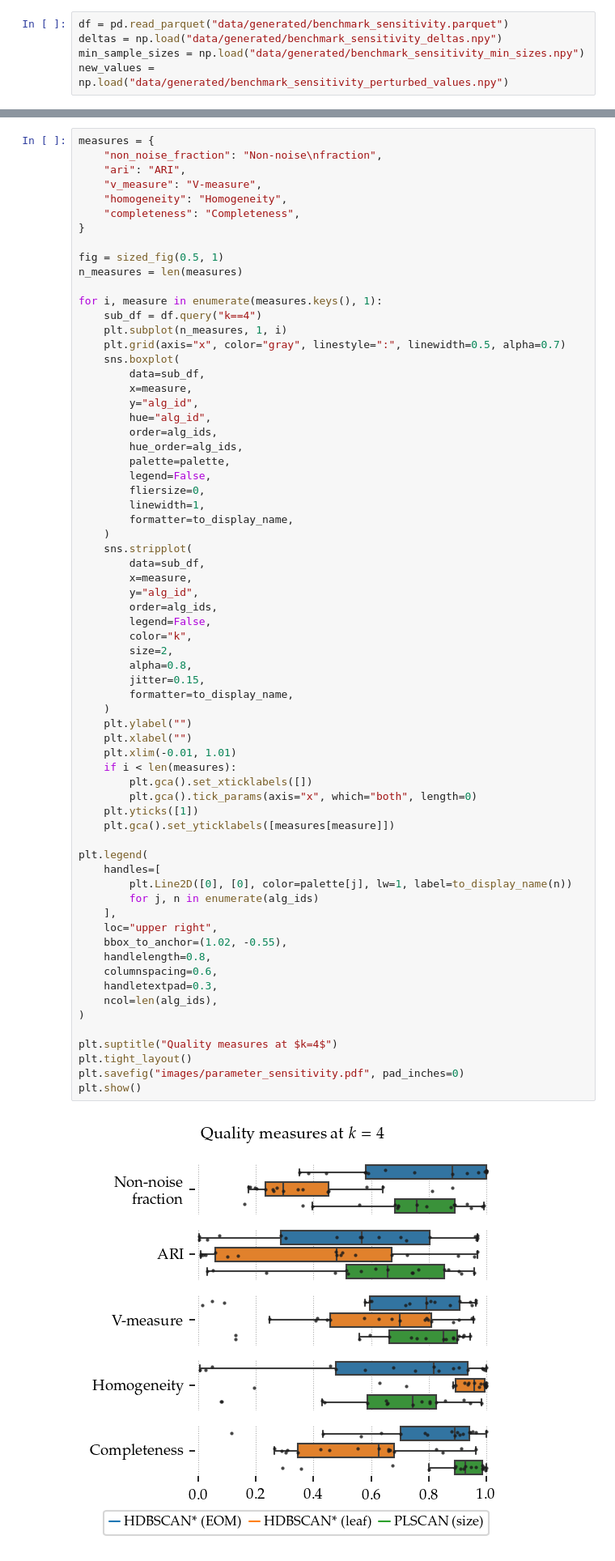
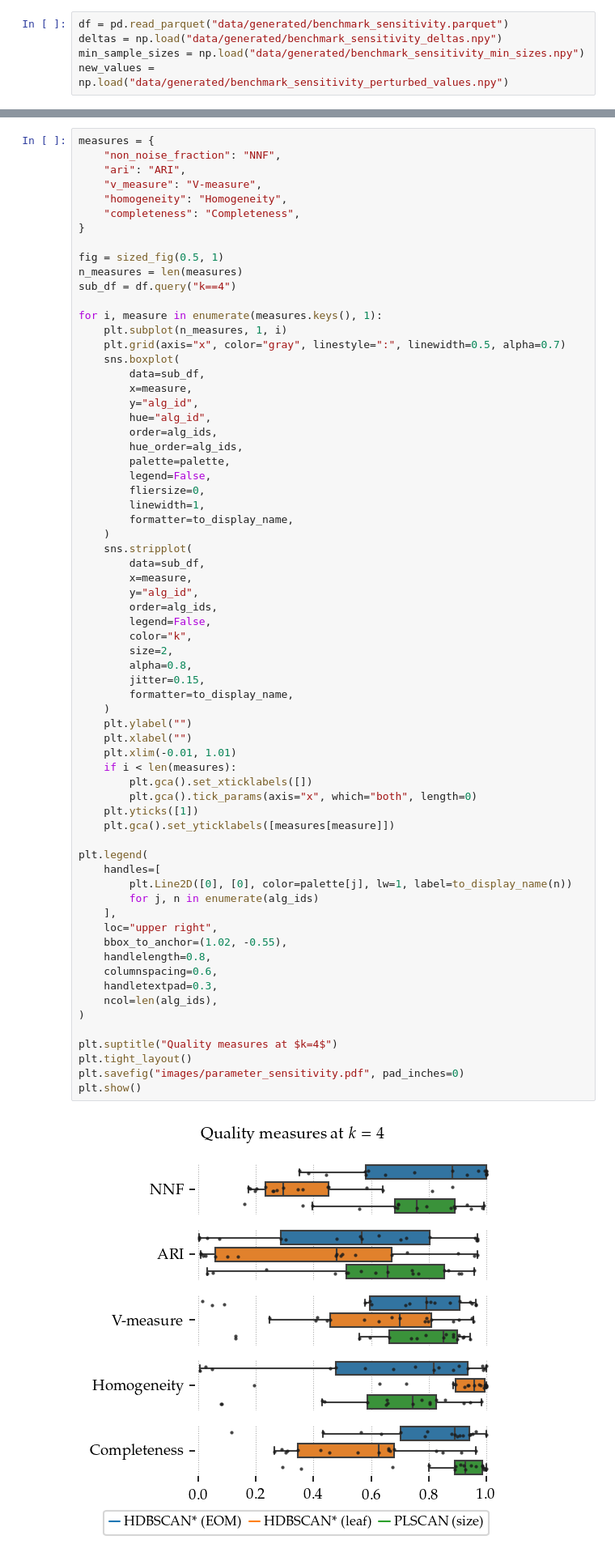
Before and after one commit to JelmerBot/fast_plscan, a Jupyter notebook: docs/_paper_figures.ipynb, the cells around one changed output, grey strips where cells are left out. Shown at 81% size. Saved outputs shown, nothing was run; the diff lists cells and outputs as text.

```diff
--- a/docs/_paper_figures.ipynb
+++ b/docs/_paper_figures.ipynb
@@ -605,7 +605,7 @@ alg_ids = ["hdbscan_eom", "hdbscan_leaf", "plscan_size"]
 palette = plt.get_cmap("tab10").colors
 # %%
 measures = {
-    "non_noise_fraction": "Non-noise\nfraction",
+    "non_noise_fraction": "NNF",
     "ari": "ARI",
     "v_measure": "V-measure",
     "homogeneity": "Homogeneity",
@@ -614,9 +614,9 @@ measures = {
 
 fig = sized_fig(0.5, 1)
 n_measures = len(measures)
+sub_df = df.query("k==4")
 
 for i, measure in enumerate(measures.keys(), 1):
-    sub_df = df.query("k==4")
     plt.subplot(n_measures, 1, i)
     plt.grid(axis="x", color="gray", linestyle=":", linewidth=0.5, alpha=0.7)
     sns.boxplot(
@@ -644,31 +644,31 @@ for i, measure in enumerate(measures.keys(), 1):
         jitter=0.15,
         formatter=to_display_name,
     )
     plt.ylabel("")
     plt.xlabel("")
     plt.xlim(-0.01, 1.01)
     if i < len(measures):
         plt.gca().set_xticklabels([])
         plt.gca().tick_params(axis="x", which="both", length=0)
     plt.yticks([1])
     plt.gca().set_yticklabels([measures[measure]])
 
 plt.legend(
     handles=[
         plt.Line2D([0], [0], color=palette[j], lw=1, label=to_display_name(n))
         for j, n in enumerate(alg_ids)
     ],
     loc="upper right",
     bbox_to_anchor=(1.02, -0.55),
     handlelength=0.8,
     columnspacing=0.6,
     handletextpad=0.3,
     ncol=len(alg_ids),
 )
 
 plt.suptitle("Quality measures at $k=4$")
 plt.tight_layout()
 plt.savefig("images/parameter_sensitivity.pdf", pad_inches=0)
 plt.show()
 # %% [output]
-[figure, old version]
+[figure, new version]
```
Also changed, not shown: parts of 4 cells of this notebook, 3 other files.
